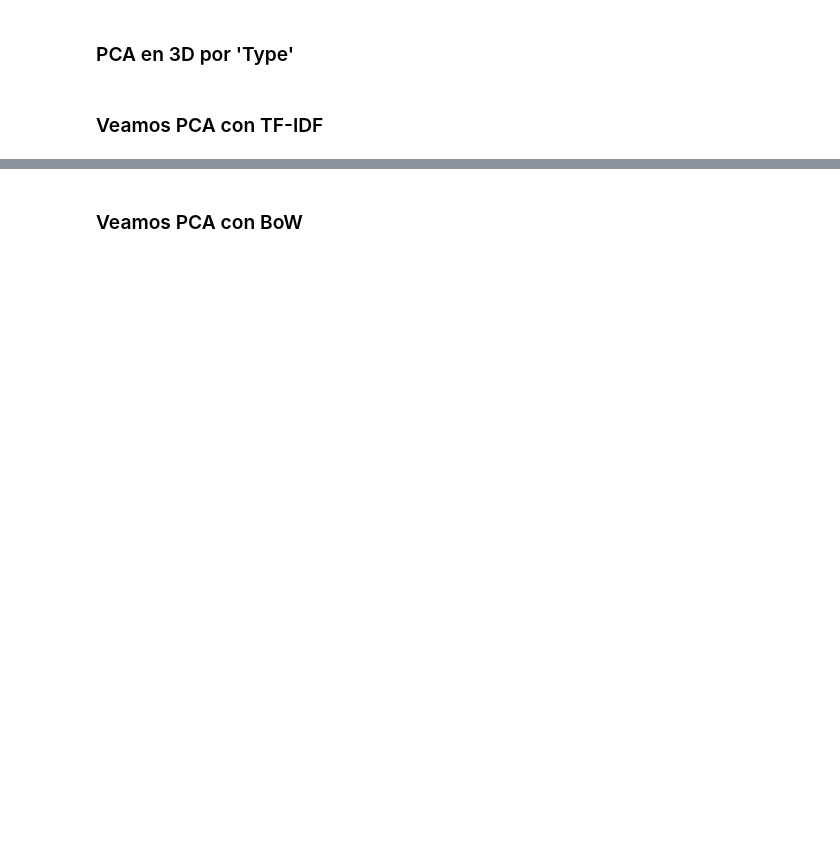
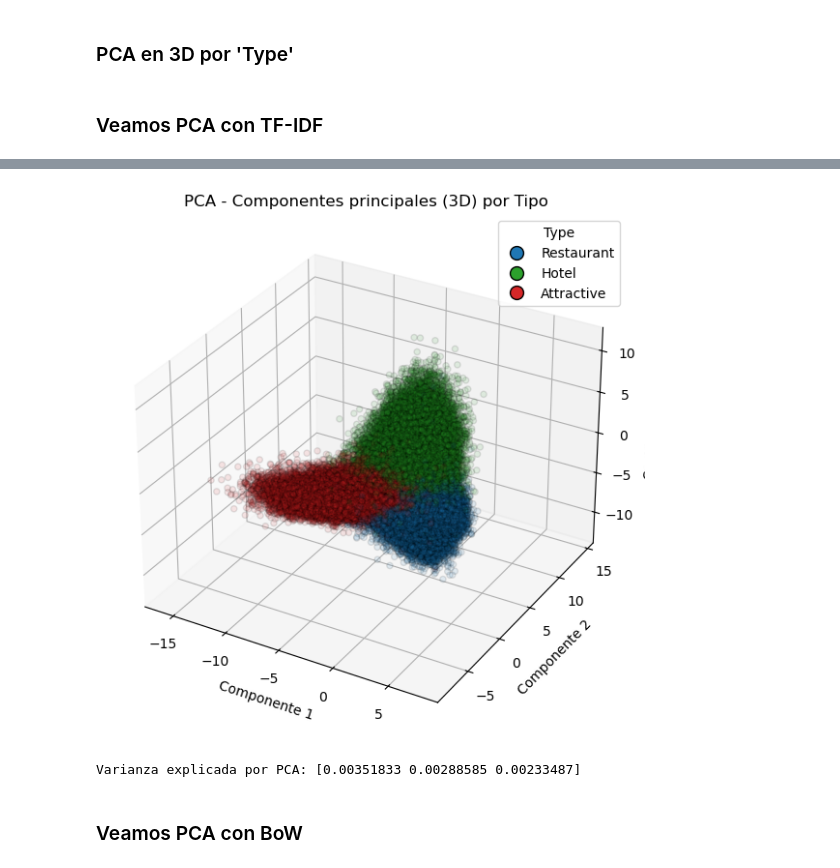
Before and after one commit to Gustavo-HA/REST-MEX-2025, a Jupyter notebook: notebooks/Explorar_Rest-Mex_Uziel.ipynb, the cells around one changed output, grey strips where cells are left out. Cells and saved outputs as stored; diff of their text form; code cells hidden in the pictures; blank space fills up the shorter version.

```diff
--- a/notebooks/Explorar_Rest-Mex_Uziel.ipynb
+++ b/notebooks/Explorar_Rest-Mex_Uziel.ipynb
@@ -235,23 +388,15 @@ def aplicar_PCA(X_tfidf, Data):
 # %% [markdown]
 ### PCA en 3D por 'Type'
 # %%
-from matplotlib.colors import ListedColormap
-import matplotlib.pyplot as plt
-from sklearn.decomposition import PCA
-from sklearn.preprocessing import StandardScaler
-from scipy.sparse import issparse
-
-def aplicar_PCA_por_tipo(X_tfidf, Data):
+def visualizar_PCA_tipo(X, Data, sample_frac=0.1):
     """
     Aplica PCA y visualiza los tres primeros componentes principales
     coloreando según la columna 'Type' (Attractive, Hotel, Restaurant).
     """
-    # Muestreo sincronizado
-    sample_frac = 0.1
-    sample_size = int(X_tfidf.shape[0] * sample_frac)
-
-    Data_sample = Data.sample(n=sample_size, random_state=42)
-    X_sample = X_tfidf[Data_sample.index]
+    sample_size = int(X.shape[0] * sample_frac)
+    indices = np.random.choice(X.shape[0], size=sample_size, replace=False)
+    X_sample = X[indices] if isinstance(X, np.ndarray) else X[indices, :]
+    Data_sample = Data.iloc[indices]
 
     # Normalización
     scaler = StandardScaler(with_mean=False)
@@ -272,7 +417,7 @@ def aplicar_PCA_por_tipo(X_tfidf, Data):
 
     scatter = ax.scatter(
         X_pca[:, 0], X_pca[:, 1], X_pca[:, 2],
-        c=type_labels, cmap=colors, edgecolor='k', alpha=0.7
+        c=type_labels, cmap=colors, edgecolor='k', alpha=0.1
     )
     ax.set_title('PCA - Componentes principales (3D) por Tipo')
     ax.set_xlabel('Componente 1')
@@ -304,3 +463,8 @@ Varianza explicada por PCA: [0.00360068 0.00294857 0.00240551]
+# %%
+visualizar_PCA_tipo(X_tfidf, Data, sample_frac=1)
+# %% [output]
+[figure, added]
+Varianza explicada por PCA: [0.00351833 0.00288585 0.00233487]
 # %% [markdown]
 ### Veamos PCA con BoW
 # %%
```
Also changed, not shown: parts of 41 cells of this notebook.
